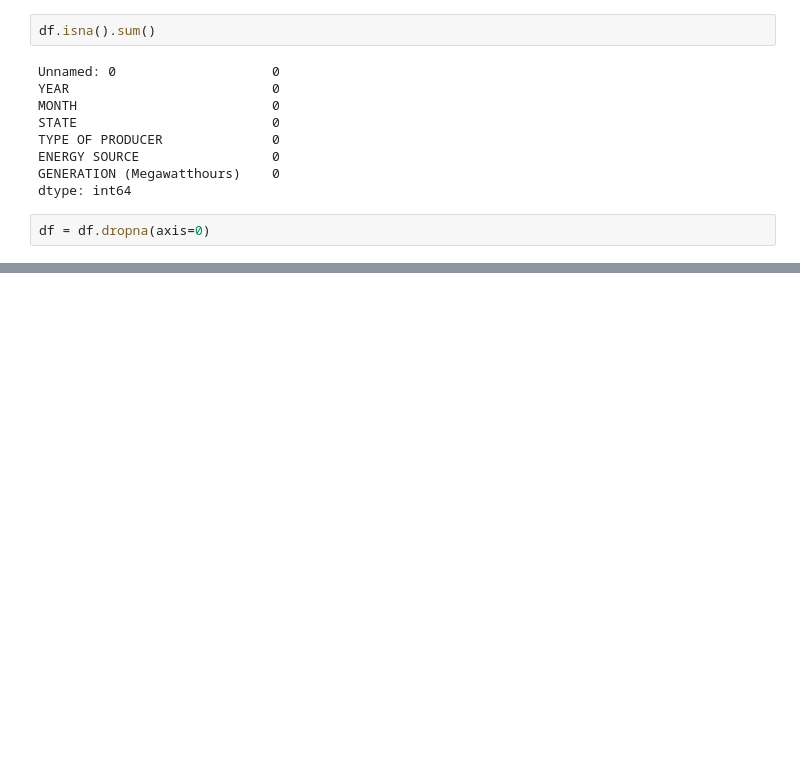
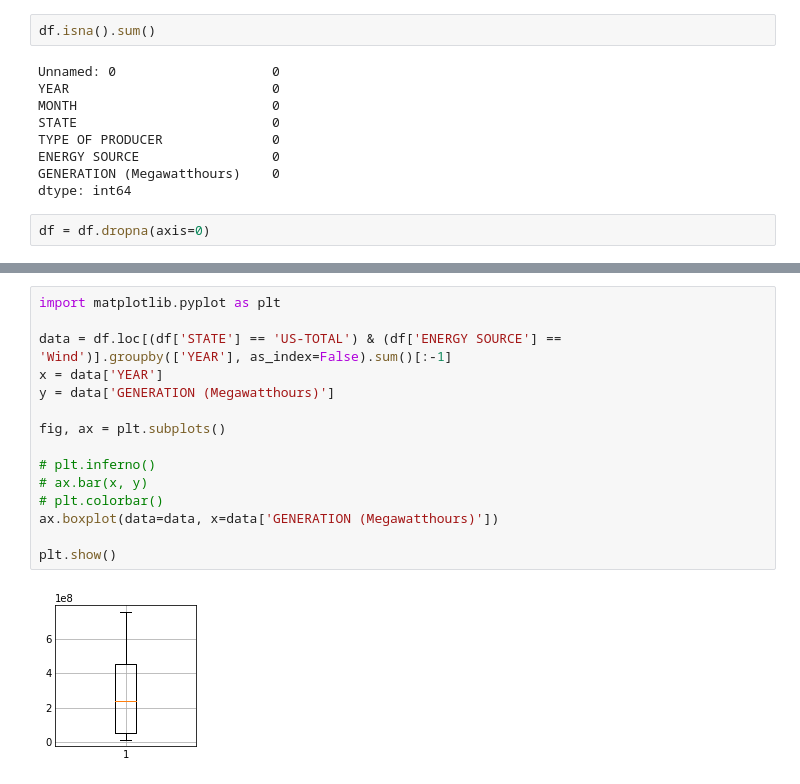
Before and after one commit to GeorgiiVoyakin/mirea-big-data, a Jupyter notebook: task-03/task-03.ipynb, the cells around one changed output, grey strips where cells are left out. Saved outputs shown, nothing was run; the diff lists cells and outputs as text; blank space fills up the shorter version.

```diff
--- a/task-03/task-03.ipynb
+++ b/task-03/task-03.ipynb
@@ -87,0 +186,17 @@ fig.show()
+# %%
+import matplotlib.pyplot as plt
+
+data = df.loc[(df['STATE'] == 'US-TOTAL') & (df['ENERGY SOURCE'] == 'Wind')].groupby(['YEAR'], as_index=False).sum()[:-1]
+x = data['YEAR']
+y = data['GENERATION (Megawatthours)']
+
+fig, ax = plt.subplots()
+
+# plt.inferno()
+# ax.bar(x, y)
+# plt.colorbar()
+ax.boxplot(data=data, x=data['GENERATION (Megawatthours)'])
+
+plt.show()
+# %% [output]
+[figure, added]
```
Also changed, not shown: parts of 4 cells of this notebook.
